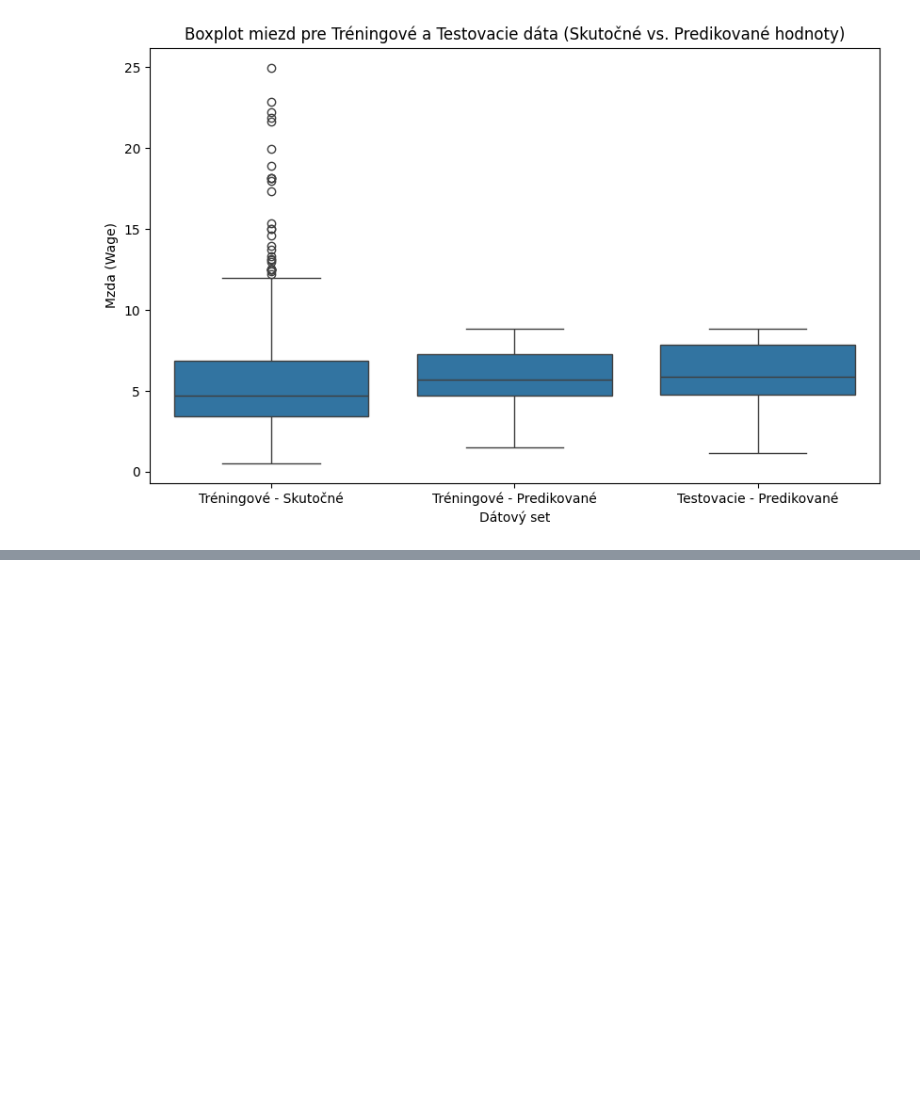
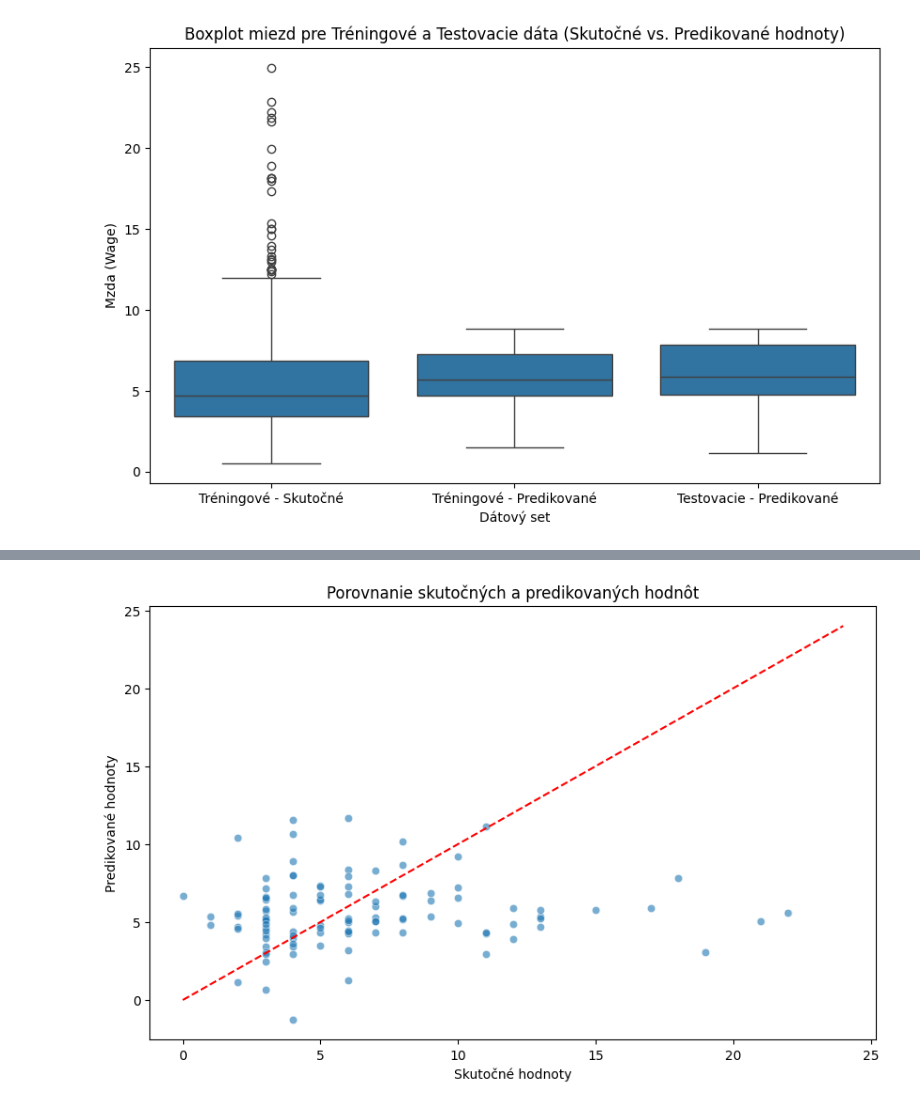
Before and after one commit to JohnyMi/DSGitrespository, a Jupyter notebook: ML/Regresion/Reggresion_project.ipynb, the cells around one changed output, grey strips where cells are left out. Drawn from its saved outputs; the diff is of its cells as text; code cells hidden in the pictures; blank space fills up the shorter version.

Commit message:
Added Lasso pedict

```diff
--- a/ML/Regresion/Reggresion_project.ipynb
+++ b/ML/Regresion/Reggresion_project.ipynb
@@ -277,0 +423,3 @@ plt.show()
+# %%
+lasso = Lasso(alpha=0.5)
+lasso.fit(X_train_lasso, y_train_lasso)
@@ -277,0 +474,3 @@ plt.show()
+# %%
+# Aplikovanie funkcie na enkódovanie dummy premenných
+encoded_x_test = encode_dummy_variables(x_test_df)
@@ -277,0 +513,14 @@ plt.show()
+# %%
+X_test_lasso = encoded_x_test[['educ', 'exper', 'tenure', 'nonwhite', 'female', 'married',
+       'numdep', 'live_region_North_Central_U.S', 'live_region_Other',
+       'live_region_Southern_Region', 'live_region_Western_Region',
+       'work_industry_Construction_Industry',
+       'work_industry_Nondur.Manufacturing_Industry',
+       'work_industry_Professional_Services_Industry',
+       'work_industry_Services_Industry', 'work_industry_Trans_Commun_Pub_Ut',
+       'work_industry_Wholesale_or_Retail', 'occupation_Clerical_Occupation',
+       'occupation_Professional_Occupation', 'occupation_Service Occupation']]
+# %%
+y_test_pred = lasso.predict(X_test_lasso)
+
+y_test_pred
@@ -277,0 +547,26 @@ plt.show()
+# %%
+# Import potrebných knižníc
+import matplotlib.pyplot as plt
+import seaborn as sns
+
+# Vytvorenie DataFrame pre skutočné a predikované hodnoty
+results_df = pd.DataFrame({'Skutočné hodnoty': y_train_lasso[:105], 'Predikované hodnoty': y_test_pred})
+
+# Nastavenie veľkosti grafu
+plt.figure(figsize=(10, 6))
+
+# Vykreslenie bodového grafu
+sns.scatterplot(data=results_df, x='Skutočné hodnoty', y='Predikované hodnoty', alpha=0.6)
+
+# Vykreslenie diagonálnej čiary (ideálny prípad, kde predikcie zodpovedajú skutočným hodnotám)
+plt.plot([y_train_lasso.min(), y_train_lasso.max()], [y_train_lasso.min(), y_train_lasso.max()], 'r--')
+
+# Nastavenie popisov osi a nadpisu
+plt.xlabel('Skutočné hodnoty')
+plt.ylabel('Predikované hodnoty')
+plt.title('Porovnanie skutočných a predikovaných hodnôt')
+
+# Zobrazenie grafu
+plt.show()
+# %% [output]
+[figure, added]
```
Also changed, not shown: parts of 24 cells of this notebook.
